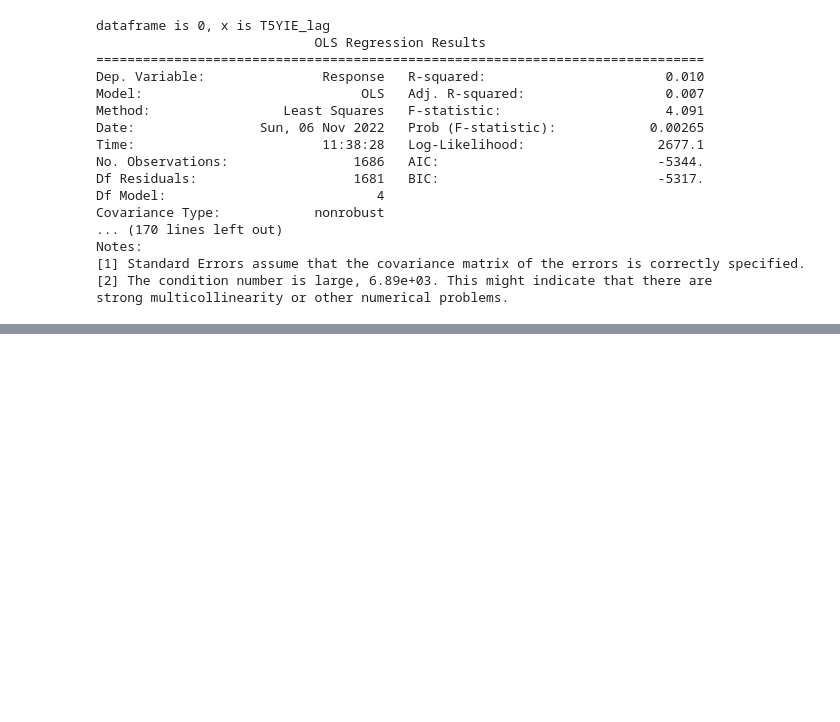
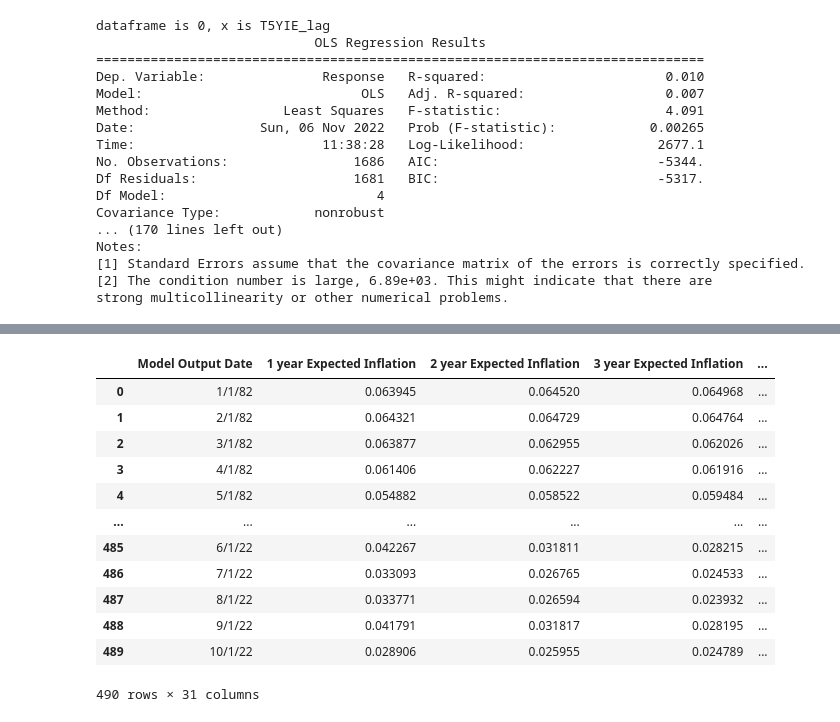
Before and after one commit to jennarempel/Team-ETH, a Jupyter notebook: Data/Fintech.ipynb, the cells around one changed output, grey strips where cells are left out. Saved outputs shown, nothing was run; the diff lists cells and outputs as text; code cells hidden in the pictures; blank space fills up the shorter version.

```diff
--- a/Data/Fintech.ipynb
+++ b/Data/Fintech.ipynb
@@ -631,0 +639,4 @@ strong multicollinearity or other numerical problems.
+# %%
+df_e = pd.read_csv('ETH.csv')
+df_c = pd.read_csv('Crypto.csv')
+df_swap=pd.read_csv('swaps.csv')
@@ -631,0 +674,16 @@ strong multicollinearity or other numerical problems.
+# %%
+df_swap
+# %% [output]
+|  | Model Output Date | 1 year Expected Inflation | 2 year Expected Inflation | 3 year Expected Inflation | ... |
+| 0 | 1/1/82 | 0.063945 | 0.064520 | 0.064968 | ... |
+| 1 | 2/1/82 | 0.064321 | 0.064729 | 0.064764 | ... |
+| 2 | 3/1/82 | 0.063877 | 0.062955 | 0.062026 | ... |
+| 3 | 4/1/82 | 0.061406 | 0.062227 | 0.061916 | ... |
+| 4 | 5/1/82 | 0.054882 | 0.058522 | 0.059484 | ... |
+| ... | ... | ... | ... | ... | ... |
+| 485 | 6/1/22 | 0.042267 | 0.031811 | 0.028215 | ... |
+| 486 | 7/1/22 | 0.033093 | 0.026765 | 0.024533 | ... |
+| 487 | 8/1/22 | 0.033771 | 0.026594 | 0.023932 | ... |
+| 488 | 9/1/22 | 0.041791 | 0.031817 | 0.028195 | ... |
+| 489 | 10/1/22 | 0.028906 | 0.025955 | 0.024789 | ... |
+490 rows × 31 columns
```
Also changed, not shown: parts of 13 cells of this notebook.
